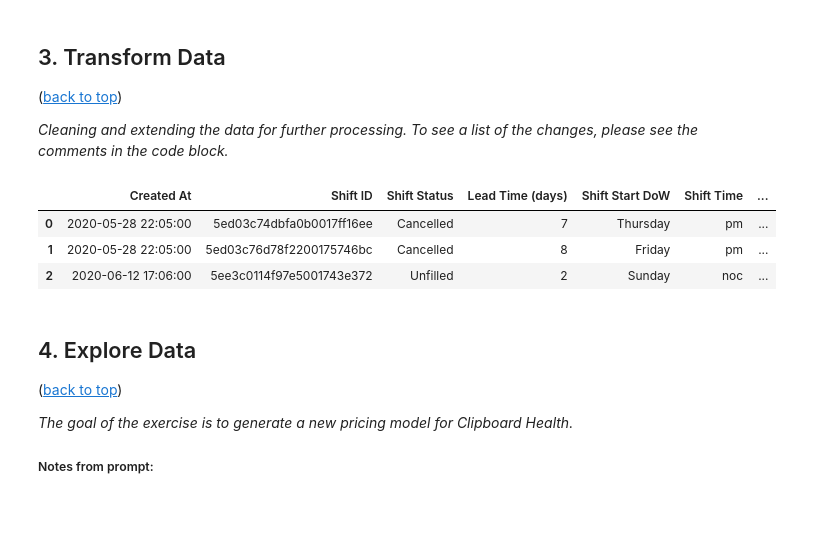
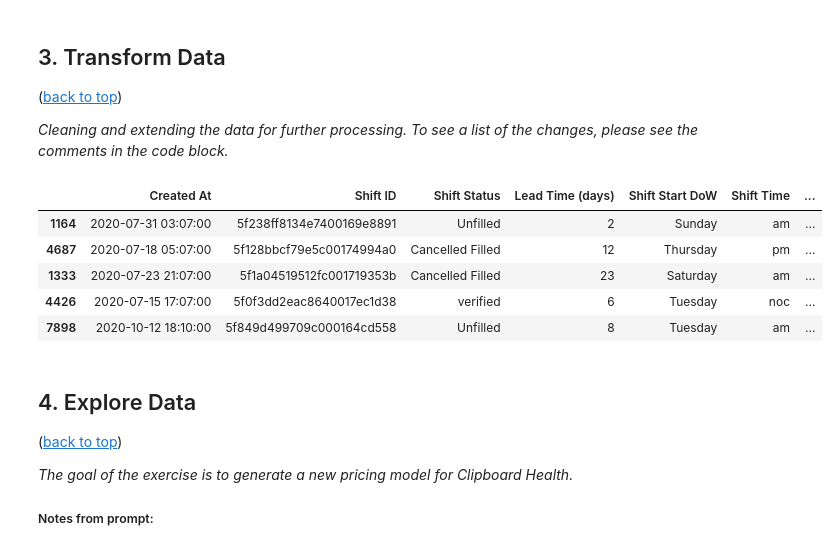
Before and after one commit to bootstrapt/clipboard-health-wbd-notebook, a Jupyter notebook: pricing_wbd.ipynb, the cells around one changed output. Saved outputs shown, nothing was run; the diff lists cells and outputs as text; code cells hidden in the pictures; blank space fills up the shorter version.

```diff
--- a/pricing_wbd.ipynb
+++ b/pricing_wbd.ipynb
@@ -276,76 +270,62 @@ tr_shift_data.fillna('', inplace=True)
 # convert the `Lead Time (days)` column type to Timedelta
 tr_shift_data['Lead Time (days)'].apply(pd.Timedelta)
 
-# add columns for categorical data
-## create category lists
-cats_shift_start_dow = [
-    'Sunday',
-    'Monday',
-    'Tuesday',
-    'Wednesday',
-    'Thursday',
-    'Friday',
-    'Saturday'
+# add columns for categorical data (known values)
+## list of categories for column added during transform
+SHIFT_START_DOW_VALUES = ['Sunday', 'Monday', 'Tuesday', 'Wednesday', 'Thursday', 'Friday', 'Saturday']
+## ordered lists for categories
+ordered_cat_cols = [
+    {'column': 'Shift Start DoW', 'category_list': SHIFT_START_DOW_VALUES},
+    {'column': 'Shift Time',      'category_list': SHIFT_TIME_VALUES},
+    {'column': 'agent_type',      'category_list': AGENT_TYPE_VALUES},
+    {'column': 'Shift Status',    'category_list': SHIFT_STATUS_VALUES}
 ]
-cats_shift_time = [
-    'am',
-    'pm',
-    'noc',
-    'custom'
-]
-category_columns = [
-    'agent_type',
-    'Shift Status',
-    'hcp_id',
-    'hcf_id'
-]
-
-## add columns with category codes
-tr_shift_data['Shift Start DoW (code)'] = pd.Categorical(tr_shift_data['Shift Start DoW'], categories = cats_shift_start_dow).codes
-tr_shift_data['Shift Time (code)'] = pd.Categorical(tr_shift_data['Shift Time'], categories = cats_shift_time).codes
-for c in category_columns:
-    tr_shift_data[c + ' (code)'] = tr_shift_data[c].astype('category').cat.codes
+## add category columns
+for occ in ordered_cat_cols:
+    tr_shift_data['{} (code)'.format(occ['column'])] = pd.Categorical(tr_shift_data[occ['column']], categories = occ['category_list']).codes
 
 # FIG 2
 ## create translation dict {agent_type: mode charge_rate_hourly} (see references [2] for source of mode equation)
 mode_crh_by_hcp = dict(tr_shift_data.query('hcp_id != ""').groupby('hcp_id')['charge_rate_hourly'].agg(lambda x: stats.mode(x)[0]).round(2))
 mode_crh_by_hcp[''] = 0
 mode_crh_by_hcp_hcf = dict(tr_shift_data.query('hcp_id != ""').groupby(['hcp_id', 'hcf_id'])['charge_rate_hourly'].agg(lambda x: stats.mode(x)[0]).round(2))
 mode_crh_by_hcp_hcf[''] = 0
 
 ## add columns with mean/mode charge rates (for verified shift calulated by agent type)
 charge_rate_mode_by_hcp = []
 charge_rate_mode_by_hcp_hcf = []
 for hcp, hcf in zip(tr_shift_data['hcp_id'], tr_shift_data['hcf_id']):
     if hcp != '':
         charge_rate_mode_by_hcp.append(mode_crh_by_hcp[hcp])
         charge_rate_mode_by_hcp_hcf.append(mode_crh_by_hcp_hcf[(hcp, hcf)])
     else:
         charge_rate_mode_by_hcp.append(None)
         charge_rate_mode_by_hcp_hcf.append(None)
 tr_shift_data.insert(loc = 2,
-                      column = 'charge_rate_mode_by_hcp',
-                      value = charge_rate_mode_by_hcp)
+                     column = 'charge_rate_mode_by_hcp',
+                     value = charge_rate_mode_by_hcp)
 tr_shift_data.insert(loc = 3,
-                      column = 'charge_rate_mode_by_hcp_hcf',
-                      value = charge_rate_mode_by_hcp_hcf)
+                     column = 'charge_rate_mode_by_hcp_hcf',
+                     value = charge_rate_mode_by_hcp_hcf)
 tr_shift_data.insert(loc = 4,
                      column = 'charge_rate_premium_by_hcp',
                      value = tr_shift_data['charge_rate_hourly'] - tr_shift_data['charge_rate_mode_by_hcp'])
 tr_shift_data.insert(loc = 5,
                      column = 'charge_rate_premium_by_hcp_hcf',
                      value = tr_shift_data['charge_rate_hourly'] - tr_shift_data['charge_rate_mode_by_hcp_hcf'])
 
 
 formatted_columns = ['Created At', 'Shift ID', 'Shift Status', 'Lead Time (days)', 'Shift Start DoW', 'Shift Time', 'Shift Start (Month)', 'hcf_id', 'hcp_id', 'agent_type', 'charge_rate_hourly', 'charge_rate_premium_by_hcp_hcf']
 
 # view output
-tr_shift_data[formatted_columns].head(3)
+tr_shift_data[formatted_columns].sample(5)
 # %% [output]
 |  | Created At | Shift ID | Shift Status | Lead Time (days) | Shift Start DoW | Shift Time | ... |
-| 0 | 2020-05-28 22:05:00 | 5ed03c74dbfa0b0017ff16ee | Cancelled | 7 | Thursday | pm | ... |
-| 1 | 2020-05-28 22:05:00 | 5ed03c76d78f2200175746bc | Cancelled | 8 | Friday | pm | ... |
-| 2 | 2020-06-12 17:06:00 | 5ee3c0114f97e5001743e372 | Unfilled | 2 | Sunday | noc | ... |
+| 1164 | 2020-07-31 03:07:00 | 5f238ff8134e7400169e8891 | Unfilled | 2 | Sunday | am | ... |
+| 4687 | 2020-07-18 05:07:00 | 5f128bbcf79e5c00174994a0 | Cancelled Filled | 12 | Thursday | pm | ... |
+| 1333 | 2020-07-23 21:07:00 | 5f1a04519512fc001719353b | Cancelled Filled | 23 | Saturday | am | ... |
+| 4426 | 2020-07-15 17:07:00 | 5f0f3dd2eac8640017ec1d38 | verified | 6 | Tuesday | noc | ... |
+| 7898 | 2020-10-12 18:10:00 | 5f849d499709c000164cd558 | Unfilled | 8 | Tuesday | am | ... |
 # %% [markdown]
 ## 4. Explore Data
 ([back to top](#Table-of-Contents))
```
Also changed, not shown: parts of 6 cells of this notebook.
